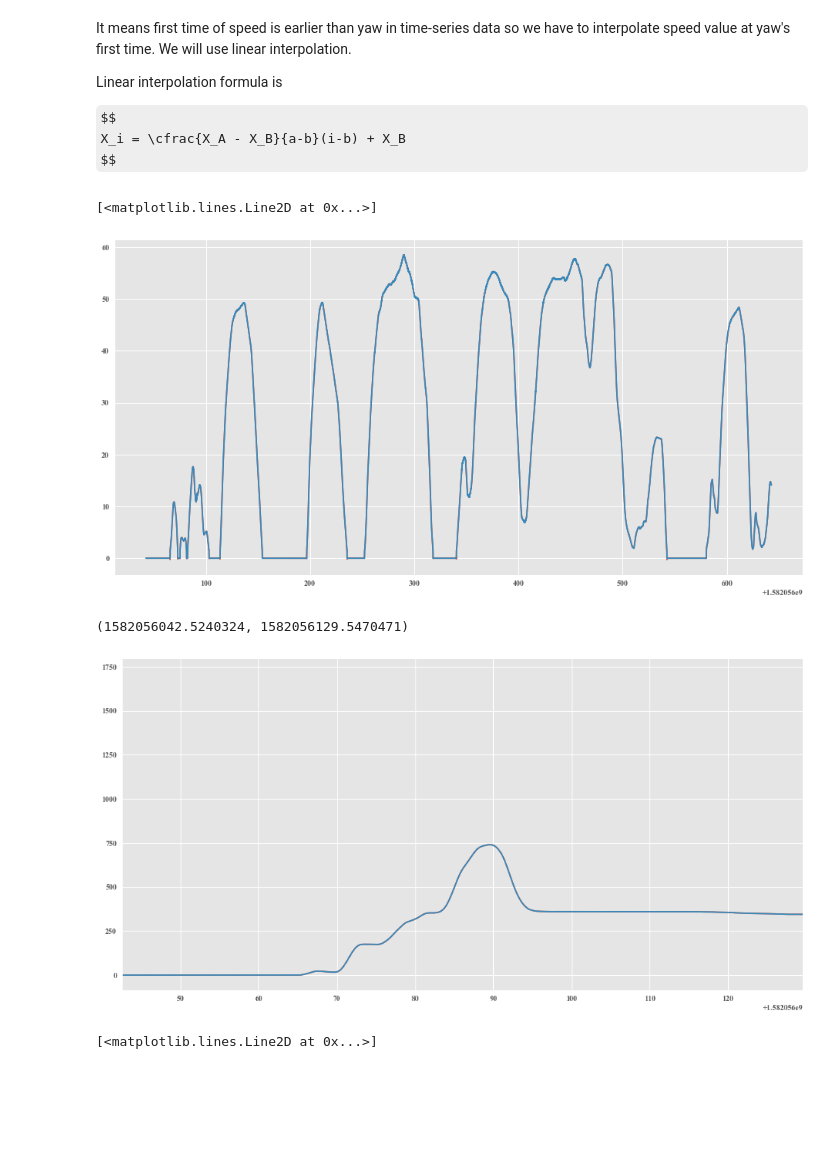
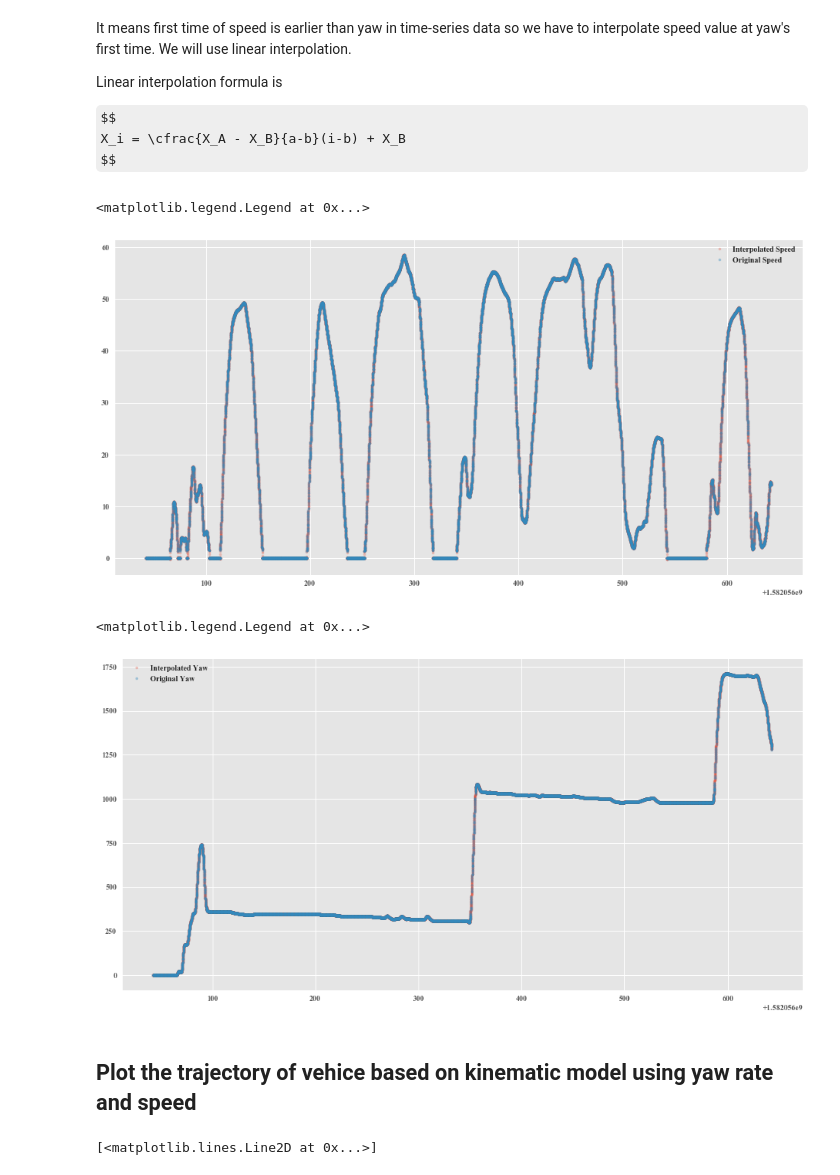
Before and after one commit to jmscslgroup/strym, a Jupyter notebook: notebook/strymread_example.ipynb, the cells around one changed output. Saved outputs shown, nothing was run; the diff lists cells and outputs as text; code cells hidden in the pictures; some formulas as TeX source; blank space fills up the shorter version.

Commit message:
A more elaborate example, covering most common and most useful functions

```diff
--- a/notebook/strymread_example.ipynb
+++ b/notebook/strymread_example.ipynb
@@ -15,6 +15,7 @@ from pylab import rcParams
 import strym.DBC_Read_Tools as dbc
 import numpy as np
 from scipy.interpolate import interp1d
+plt.rcParams["figure.figsize"] = (16,8)
 rcParams.update({'font.size': 40})
 dbcfile = '/home/ivory/VersionControl/Jmscslgroup/strym/examples/newToyotacode.dbc'
 r =strymread(csvfile="/home/ivory/CyverseData/JmscslgroupData/PandaData/2020_02_18/2020-02-18-13-00-42-209119__CAN_Messages.csv", dbcfile=dbcfile)
@@ -57,3 +55,0 @@ u
-# %%
-dbcfile = '/home/ivory/VersionControl/Jmscslgroup/strym/examples/newToyotacode.dbc'
-r =strymread(csvfile="/home/ivory/CyverseData/JmscslgroupData/PandaData/2020_02_18/2020-02-18-13-00-42-209119__CAN_Messages.csv", dbcfile=dbcfile)
@@ -210,22 +69,25 @@ ts_yaw_rate = r.yaw_rate()
 ts_speed = r.speed()
 
 # integrate yaw rate to get the heading
-ts_yaw = r.integrate(ts_yaw_rate)
+ts_yaw = strym.integrate(ts_yaw_rate)
 # %%
-new1, new2 = ts_sync(ts_speed, ts_yaw)
+interpolated_speed, interpolated_yaw = strym.ts_sync(ts_speed, ts_yaw)
 # %%
-plt.plot(new1['Time'], new1['Message'])
-plt.plot(ts_speed['Time'], ts_speed['Message'])
+plt.plot(interpolated_speed['Time'], interpolated_speed['Message'], ".", alpha=0.3)
+plt.plot(ts_speed['Time'], ts_speed['Message'], ".", alpha=0.4)
+plt.legend(['Interpolated Speed', 'Original Speed'])
 # %% [output]
-[<matplotlib.lines.Line2D at 0x...>]
+<matplotlib.legend.Legend at 0x...>
-[figure, old version]
+[figure, new version]
 # %%
-plt.plot(new2['Time'], new2['Message'])
-plt.plot(ts_yaw['Time'], ts_yaw['Message'])
-plt.xlim([ts_yaw['Time'].iloc[0], ts_yaw['Time'].iloc[2333]])
+plt.plot(interpolated_yaw['Time'], interpolated_yaw['Message'], ".", alpha=0.3)
+plt.plot(ts_yaw['Time'], ts_yaw['Message'], ".", alpha=0.4)
+plt.legend(['Interpolated Yaw', 'Original Yaw'])
 # %% [output]
-(1582056042.5240324, 1582056129.5470471)
+<matplotlib.legend.Legend at 0x...>
-[figure, old version]
+[figure, new version]
+# %% [markdown]
+## Plot the trajectory of vehice based on kinematic model using yaw rate and speed
 # %%
 T = r.trajectory()
 # %%
```
Also changed, not shown: parts of 12 cells of this notebook.
